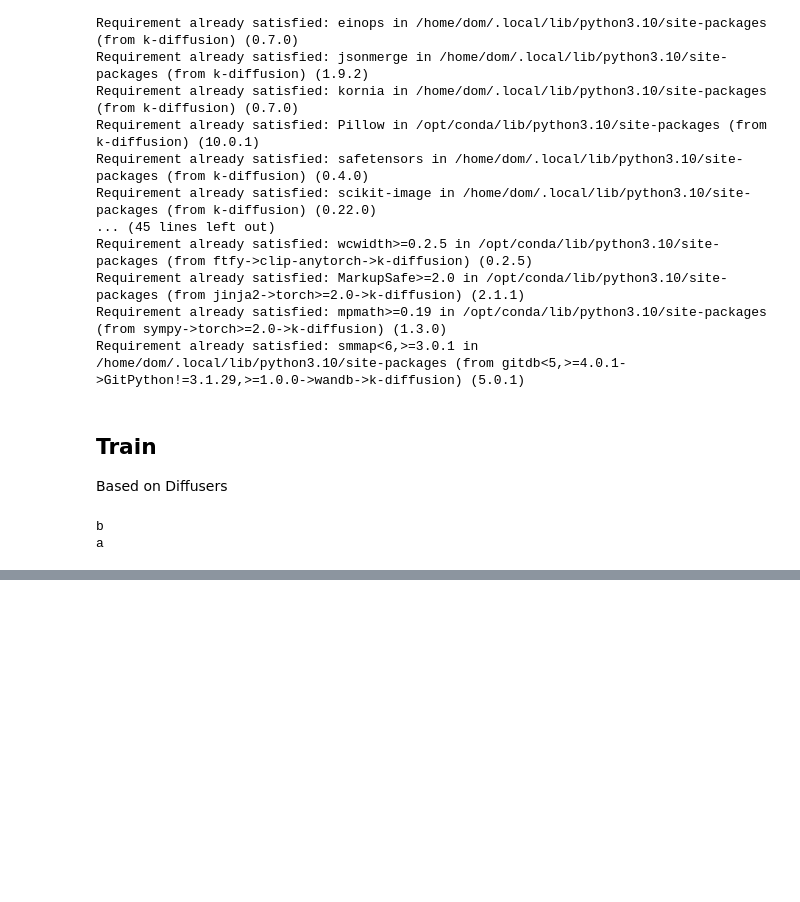
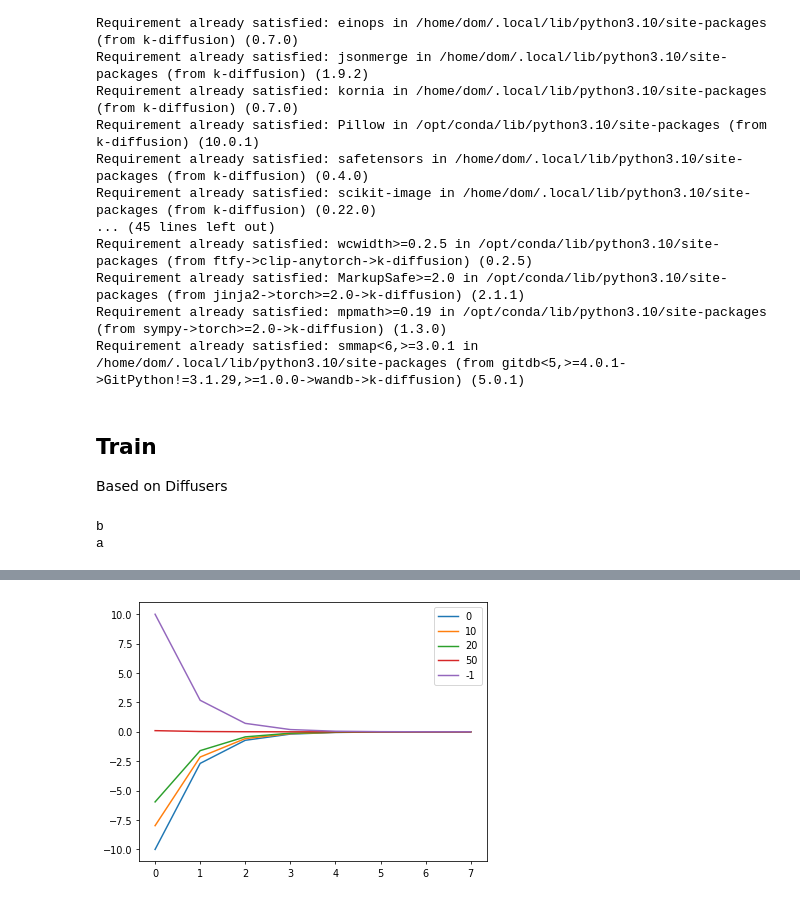
Before and after one commit to teome/diffusion-play, a Jupyter notebook: nbs/26_diffusion_unet.ipynb, the cells around one changed output, grey strips where cells are left out. Cells and saved outputs as stored; diff of their text form; code cells hidden in the pictures; blank space fills up the shorter version.

```diff
--- a/nbs/26_diffusion_unet.ipynb
+++ b/nbs/26_diffusion_unet.ipynb
@@ -202,0 +226,9 @@ learn = Learner(model, dls, nn.MSELoss(), lr=lr, cbs=cbs, opt_func=opt_func)
+# %%
+def plot_emb(emb, idxs, row=True):
+    for i in idxs: plt.plot(emb[i]) if row else plt.plot(emb[:, i]);
+    plt.legend(idxs);
+# %%
+idxs = (0, 10, 20, 50, -1)
+plot_emb(emb, idxs, True)
+# %% [output]
+[figure, added]
```
Also changed, not shown: parts of 26 cells of this notebook.
